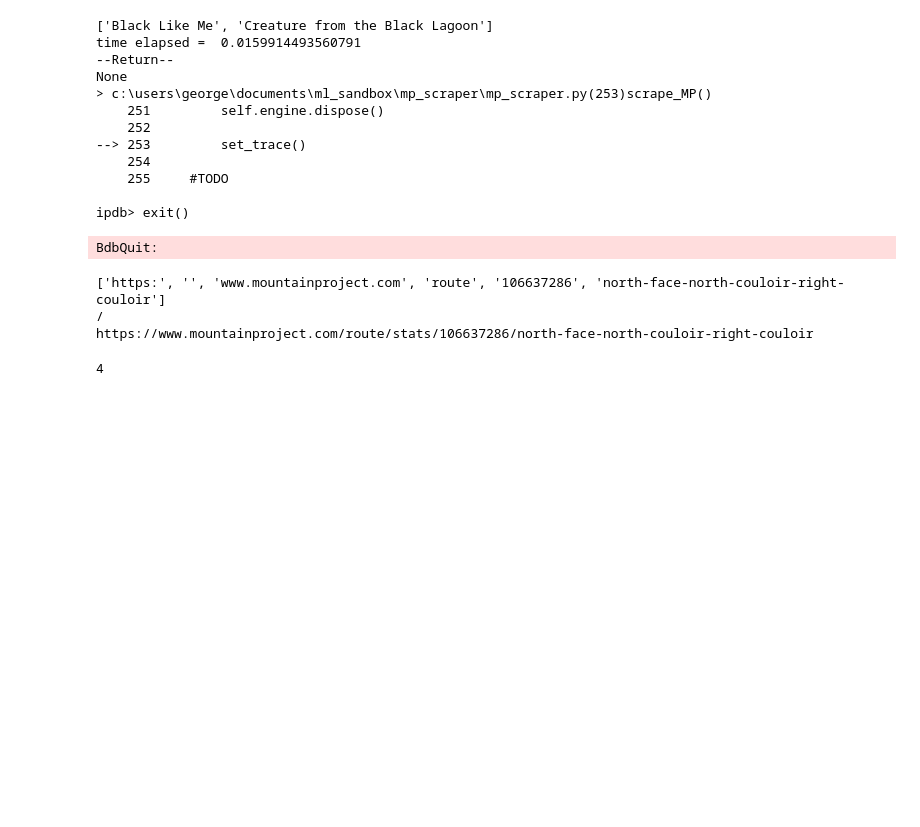
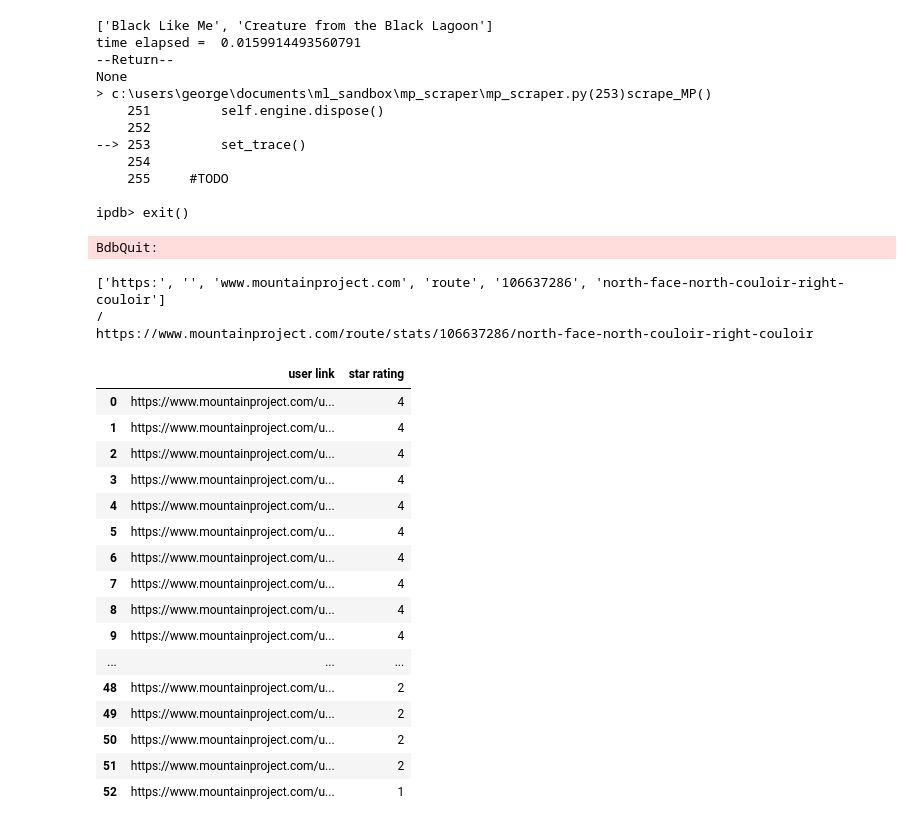
Before and after one commit to glabaria/NextClimb, a Jupyter notebook: MountainProject Scraper Sandbox.ipynb, the cells around one changed output. Saved outputs shown, nothing was run; the diff lists cells and outputs as text; code cells hidden in the pictures; blank space fills up the shorter version.

Commit message:
working scraper with storage in dictionary
this is a working version that can scrape MP and store info about routes and user ratings of those route

```diff
--- a/MountainProject Scraper Sandbox.ipynb
+++ b/MountainProject Scraper Sandbox.ipynb
@@ -610,13 +610,33 @@ content = soup.find('table',\
 
 table_rows = content.find_all('tr')
 
-for i in range(1):
+user_link = []
+nstars = []
+for i in range(len(table_rows)):
     table_data = table_rows[i].find_all('td')
 
-    user_link = table_data[0].find('a')['href']
+    user_link.append(table_data[0].find('a')['href'])
 
-    nstars = len(table_data[1].find_all('img'))
+    nstars.append(len(table_data[1].find_all('img')))
-# %%
-print(nstars)
-# %% [output]
-4
+# %%
+import pandas as pd
+df=pd.DataFrame({'user link': user_link, 'star rating':nstars})
+df
+# %% [output]
+|  | user link | star rating |
+| 0 | https://www.mountainproject.com/u... | 4 |
+| 1 | https://www.mountainproject.com/u... | 4 |
+| 2 | https://www.mountainproject.com/u... | 4 |
+| 3 | https://www.mountainproject.com/u... | 4 |
+| 4 | https://www.mountainproject.com/u... | 4 |
+| 5 | https://www.mountainproject.com/u... | 4 |
+| 6 | https://www.mountainproject.com/u... | 4 |
+| 7 | https://www.mountainproject.com/u... | 4 |
+| 8 | https://www.mountainproject.com/u... | 4 |
+| 9 | https://www.mountainproject.com/u... | 4 |
+| ... | ... | ... |
+| 48 | https://www.mountainproject.com/u... | 2 |
+| 49 | https://www.mountainproject.com/u... | 2 |
+| 50 | https://www.mountainproject.com/u... | 2 |
+| 51 | https://www.mountainproject.com/u... | 2 |
+| 52 | https://www.mountainproject.com/u... | 1 |
```
Also changed, not shown: parts of 2 cells of this notebook, 1 other file.
